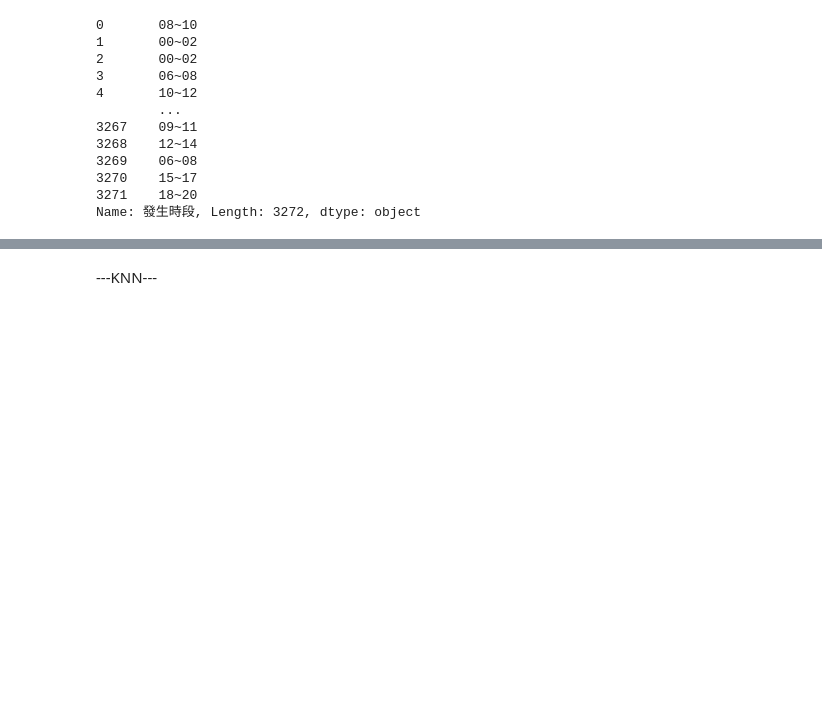
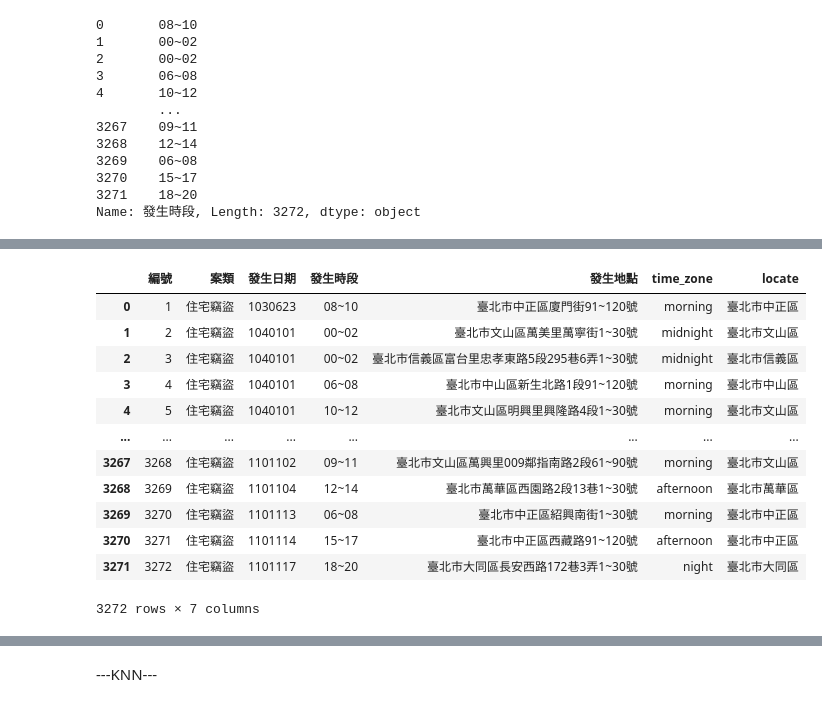
Before and after one commit to kstsunhj/street_ai, a Jupyter notebook: ai.ipynb, the cells around one changed output, grey strips where cells are left out. Drawn from its saved outputs; the diff is of its cells as text; code cells hidden in the pictures; blank space fills up the shorter version.

Commit message:
modify locate

```diff
--- a/ai.ipynb
+++ b/ai.ipynb
@@ -59,0 +137,16 @@ df['locate'] = list
+# %%
+df
+# %% [output]
+|  | 編號 | 案類 | 發生日期 | 發生時段 | 發生地點 | time_zone | locate |
+| 0 | 1 | 住宅竊盜 | 1030623 | 08~10 | 臺北市中正區廈門街91~120號 | morning | 臺北市中正區 |
+| 1 | 2 | 住宅竊盜 | 1040101 | 00~02 | 臺北市文山區萬美里萬寧街1~30號 | midnight | 臺北市文山區 |
+| 2 | 3 | 住宅竊盜 | 1040101 | 00~02 | 臺北市信義區富台里忠孝東路5段295巷6弄1~30號 | midnight | 臺北市信義區 |
+| 3 | 4 | 住宅竊盜 | 1040101 | 06~08 | 臺北市中山區新生北路1段91~120號 | morning | 臺北市中山區 |
+| 4 | 5 | 住宅竊盜 | 1040101 | 10~12 | 臺北市文山區明興里興隆路4段1~30號 | morning | 臺北市文山區 |
+| ... | ... | ... | ... | ... | ... | ... | ... |
+| 3267 | 3268 | 住宅竊盜 | 1101102 | 09~11 | 臺北市文山區萬興里009鄰指南路2段61~90號 | morning | 臺北市文山區 |
+| 3268 | 3269 | 住宅竊盜 | 1101104 | 12~14 | 臺北市萬華區西園路2段13巷1~30號 | afternoon | 臺北市萬華區 |
+| 3269 | 3270 | 住宅竊盜 | 1101113 | 06~08 | 臺北市中正區紹興南街1~30號 | morning | 臺北市中正區 |
+| 3270 | 3271 | 住宅竊盜 | 1101114 | 15~17 | 臺北市中正區西藏路91~120號 | afternoon | 臺北市中正區 |
+| 3271 | 3272 | 住宅竊盜 | 1101117 | 18~20 | 臺北市大同區長安西路172巷3弄1~30號 | night | 臺北市大同區 |
+3272 rows × 7 columns
```
Also changed, not shown: parts of 31 cells of this notebook, 1 other file.
